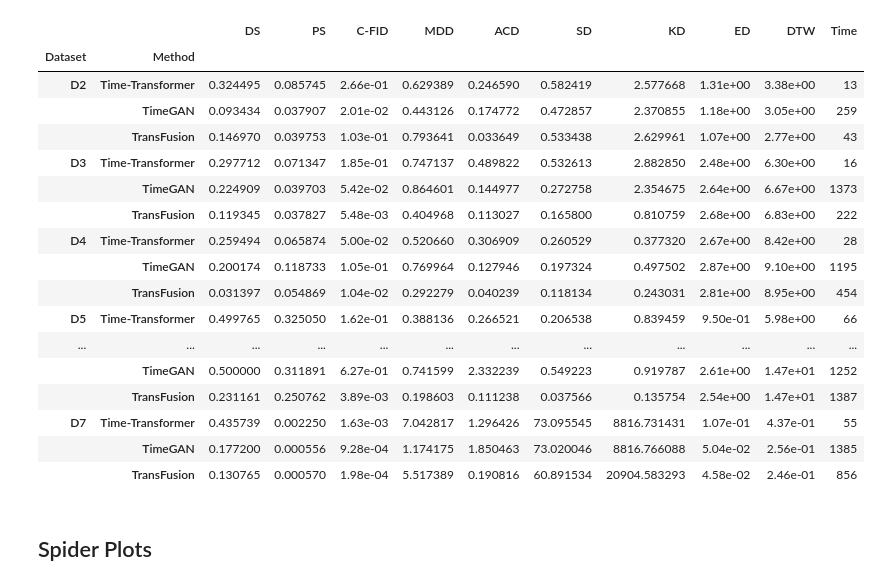
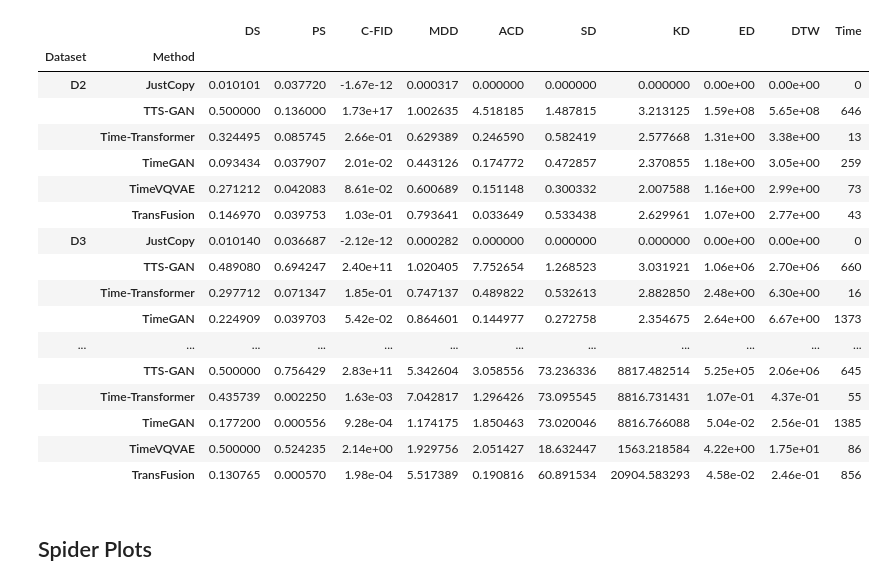
Before and after one commit to istvan-derda/Istvans-TSGBench, a Jupyter notebook: visualizations/visualize_numeric_results.ipynb, the cells around one changed output. Saved outputs shown, nothing was run; the diff lists cells and outputs as text; code cells hidden in the pictures.

Commit message:
TSGBench: Visualize TimeVQVAE results

```diff
--- a/visualizations/visualize_numeric_results.ipynb
+++ b/visualizations/visualize_numeric_results.ipynb
@@ -6,7 +6,7 @@ import seaborn as sns
 from pyprojroot import here
 import plotly.express as px
 
-methods = ["TimeGAN", "Time-Transformer", "TransFusion", "TTS-GAN"]
+methods = ["JustCopy", "TimeGAN", "Time-Transformer", "TransFusion", "TTS-GAN", "TimeVQVAE"]
 datasets = ["D2", "D3", "D4", "D5", "D6", "D7"]
 
 rows = []
@@ -104,24 +87,24 @@ style_results_table(df_no_tts)
 # %%
-style_results_table(df_no_tts.swaplevel("Method", "Dataset")\
+style_results_table(df_all.swaplevel("Method", "Dataset")\
     .sort_index(level=["Dataset", "Method"]))
 # %% [output]
 |  |  | DS | PS | C-FID | MDD | ACD | SD | KD | ED | DTW | Time |
 | Dataset | Method |  |  |  |  |  |  |  |  |  |  |
-| D2 | Time-Transformer | 0.324495 | 0.085745 | 2.66e-01 | 0.629389 | 0.246590 | 0.582419 | 2.577668 | 1.31e+00 | 3.38e+00 | 13 |
+| D2 | JustCopy | 0.010101 | 0.037720 | -1.67e-12 | 0.000317 | 0.000000 | 0.000000 | 0.000000 | 0.00e+00 | 0.00e+00 | 0 |
+|  | TTS-GAN | 0.500000 | 0.136000 | 1.73e+17 | 1.002635 | 4.518185 | 1.487815 | 3.213125 | 1.59e+08 | 5.65e+08 | 646 |
+|  | Time-Transformer | 0.324495 | 0.085745 | 2.66e-01 | 0.629389 | 0.246590 | 0.582419 | 2.577668 | 1.31e+00 | 3.38e+00 | 13 |
 |  | TimeGAN | 0.093434 | 0.037907 | 2.01e-02 | 0.443126 | 0.174772 | 0.472857 | 2.370855 | 1.18e+00 | 3.05e+00 | 259 |
+|  | TimeVQVAE | 0.271212 | 0.042083 | 8.61e-02 | 0.600689 | 0.151148 | 0.300332 | 2.007588 | 1.16e+00 | 2.99e+00 | 73 |
 |  | TransFusion | 0.146970 | 0.039753 | 1.03e-01 | 0.793641 | 0.033649 | 0.533438 | 2.629961 | 1.07e+00 | 2.77e+00 | 43 |
-| D3 | Time-Transformer | 0.297712 | 0.071347 | 1.85e-01 | 0.747137 | 0.489822 | 0.532613 | 2.882850 | 2.48e+00 | 6.30e+00 | 16 |
+| D3 | JustCopy | 0.010140 | 0.036687 | -2.12e-12 | 0.000282 | 0.000000 | 0.000000 | 0.000000 | 0.00e+00 | 0.00e+00 | 0 |
+|  | TTS-GAN | 0.489080 | 0.694247 | 2.40e+11 | 1.020405 | 7.752654 | 1.268523 | 3.031921 | 1.06e+06 | 2.70e+06 | 660 |
+|  | Time-Transformer | 0.297712 | 0.071347 | 1.85e-01 | 0.747137 | 0.489822 | 0.532613 | 2.882850 | 2.48e+00 | 6.30e+00 | 16 |
 |  | TimeGAN | 0.224909 | 0.039703 | 5.42e-02 | 0.864601 | 0.144977 | 0.272758 | 2.354675 | 2.64e+00 | 6.67e+00 | 1373 |
-|  | TransFusion | 0.119345 | 0.037827 | 5.48e-03 | 0.404968 | 0.113027 | 0.165800 | 0.810759 | 2.68e+00 | 6.83e+00 | 222 |
-| D4 | Time-Transformer | 0.259494 | 0.065874 | 5.00e-02 | 0.520660 | 0.306909 | 0.260529 | 0.377320 | 2.67e+00 | 8.42e+00 | 28 |
-|  | TimeGAN | 0.200174 | 0.118733 | 1.05e-01 | 0.769964 | 0.127946 | 0.197324 | 0.497502 | 2.87e+00 | 9.10e+00 | 1195 |
-|  | TransFusion | 0.031397 | 0.054869 | 1.04e-02 | 0.292279 | 0.040239 | 0.118134 | 0.243031 | 2.81e+00 | 8.95e+00 | 454 |
-| D5 | Time-Transformer | 0.499765 | 0.325050 | 1.62e-01 | 0.388136 | 0.266521 | 0.206538 | 0.839459 | 9.50e-01 | 5.98e+00 | 66 |
 | ... | ... | ... | ... | ... | ... | ... | ... | ... | ... | ... | ... |
-|  | TimeGAN | 0.500000 | 0.311891 | 6.27e-01 | 0.741599 | 2.332239 | 0.549223 | 0.919787 | 2.61e+00 | 1.47e+01 | 1252 |
-|  | TransFusion | 0.231161 | 0.250762 | 3.89e-03 | 0.198603 | 0.111238 | 0.037566 | 0.135754 | 2.54e+00 | 1.47e+01 | 1387 |
-| D7 | Time-Transformer | 0.435739 | 0.002250 | 1.63e-03 | 7.042817 | 1.296426 | 73.095545 | 8816.731431 | 1.07e-01 | 4.37e-01 | 55 |
+|  | TTS-GAN | 0.500000 | 0.756429 | 2.83e+11 | 5.342604 | 3.058556 | 73.236336 | 8817.482514 | 5.25e+05 | 2.06e+06 | 645 |
+|  | Time-Transformer | 0.435739 | 0.002250 | 1.63e-03 | 7.042817 | 1.296426 | 73.095545 | 8816.731431 | 1.07e-01 | 4.37e-01 | 55 |
 |  | TimeGAN | 0.177200 | 0.000556 | 9.28e-04 | 1.174175 | 1.850463 | 73.020046 | 8816.766088 | 5.04e-02 | 2.56e-01 | 1385 |
+|  | TimeVQVAE | 0.500000 | 0.524235 | 2.14e+00 | 1.929756 | 2.051427 | 18.632447 | 1563.218584 | 4.22e+00 | 1.75e+01 | 86 |
 |  | TransFusion | 0.130765 | 0.000570 | 1.98e-04 | 5.517389 | 0.190816 | 60.891534 | 20904.583293 | 4.58e-02 | 2.46e-01 | 856 |
 # %% [markdown]
 ## Spider Plots
```
Also changed, not shown: parts of 19 cells of this notebook, 2 other files.
